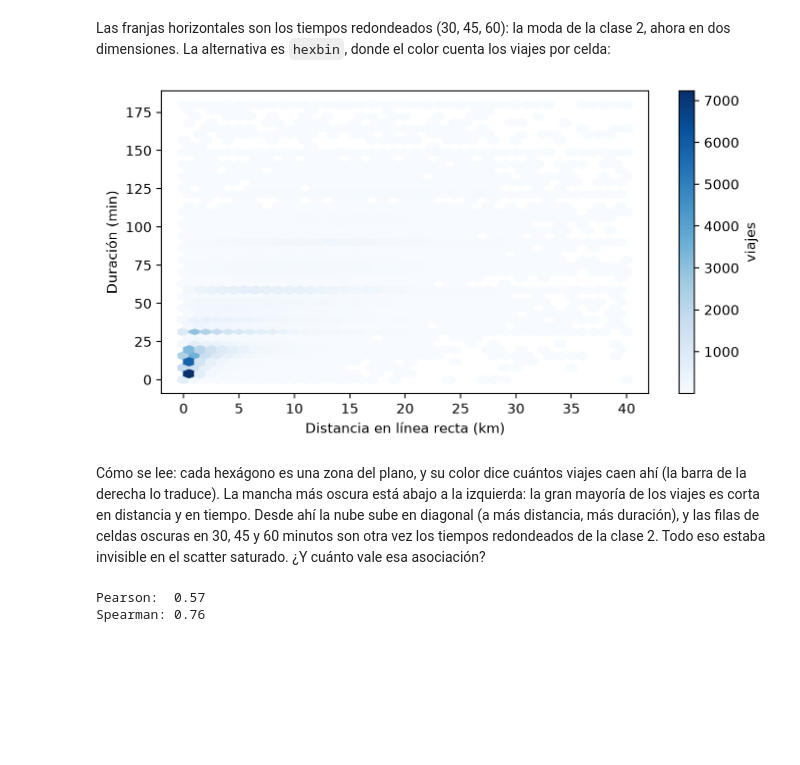
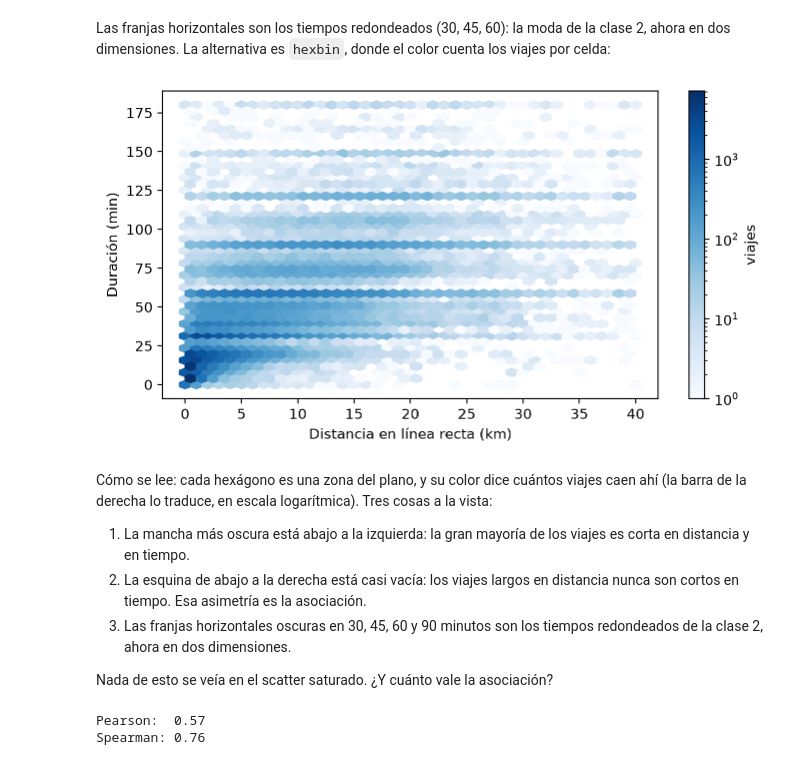
Before and after one commit to daniopitz/diplomado-cdd, a Jupyter notebook: 03_eda_bivariado.ipynb, the cells around one changed output. Drawn from its saved outputs; the diff is of its cells as text; code cells hidden in the pictures; blank space fills up the shorter version.

Commit message:
Clase 3: hexbin con color en escala log y la interpretacion ajustada a lo que se ve
Co-Authored-By: Claude Fable 5 <noreply@anthropic.com>

```diff
--- a/03_eda_bivariado.ipynb
+++ b/03_eda_bivariado.ipynb
@@ -782,24 +782,32 @@ Las franjas horizontales son los tiempos redondeados (30, 45, 60): la moda de la
 # %%
 fig, ax = plt.subplots(figsize=(8, 4))
 
 # hexbin divide el plano en celdas hexagonales y colorea cada una
 # según cuántos puntos caen dentro. Sus parámetros:
 #   gridsize: cuántas celdas caben a lo ancho (más = celdas más chicas)
 #   cmap: el mapa de colores (aquí, blanco a azul)
 #   mincnt: dibujar solo celdas con al menos ese número de puntos
 #   extent: los límites del gráfico (x mínimo, x máximo, y mínimo, y máximo)
+#   bins="log": el color en escala logarítmica; sin esto, la celda
+#     más densa (7 mil viajes) deja al resto casi blanco
 hb = ax.hexbin(ok["DistKm"], ok["TiempoViaje"], gridsize=40,
-               cmap="Blues", mincnt=1, extent=(0, 40, 0, 180))
+               cmap="Blues", mincnt=1, extent=(0, 40, 0, 180), bins="log")
 
 ax.set_xlabel("Distancia en línea recta (km)")
 ax.set_ylabel("Duración (min)")
 # La barra de color traduce: qué tono corresponde a cuántos viajes
 fig.colorbar(hb, label="viajes")
 plt.show()
 # %% [output]
-[figure, old version]
+[figure, new version]
 # %% [markdown]
-Cómo se lee: cada hexágono es una zona del plano, y su color dice cuántos viajes caen ahí (la barra de la derecha lo traduce). La mancha más oscura está abajo a la izquierda: la gran mayoría de los viajes es corta en distancia y en tiempo. Desde ahí la nube sube en diagonal (a más distancia, más duración), y las filas de celdas oscuras en 30, 45 y 60 minutos son otra vez los tiempos redondeados de la clase 2. Todo eso estaba invisible en el scatter saturado. ¿Y cuánto vale esa asociación?
+Cómo se lee: cada hexágono es una zona del plano, y su color dice cuántos viajes caen ahí (la barra de la derecha lo traduce, en escala logarítmica). Tres cosas a la vista:
+
+1. La mancha más oscura está abajo a la izquierda: la gran mayoría de los viajes es corta en distancia y en tiempo.
+2. La esquina de abajo a la derecha está casi vacía: los viajes largos en distancia nunca son cortos en tiempo. Esa asimetría es la asociación.
+3. Las franjas horizontales oscuras en 30, 45, 60 y 90 minutos son los tiempos redondeados de la clase 2, ahora en dos dimensiones.
+
+Nada de esto se veía en el scatter saturado. ¿Y cuánto vale la asociación?
 # %%
 print("Pearson: ", round(ok["DistKm"].corr(ok["TiempoViaje"]), 2))
 print("Spearman:", round(ok["DistKm"].corr(ok["TiempoViaje"], method="spearman"), 2))
```
Also changed, not shown: parts of 1 cell of this notebook, 3 other files.
